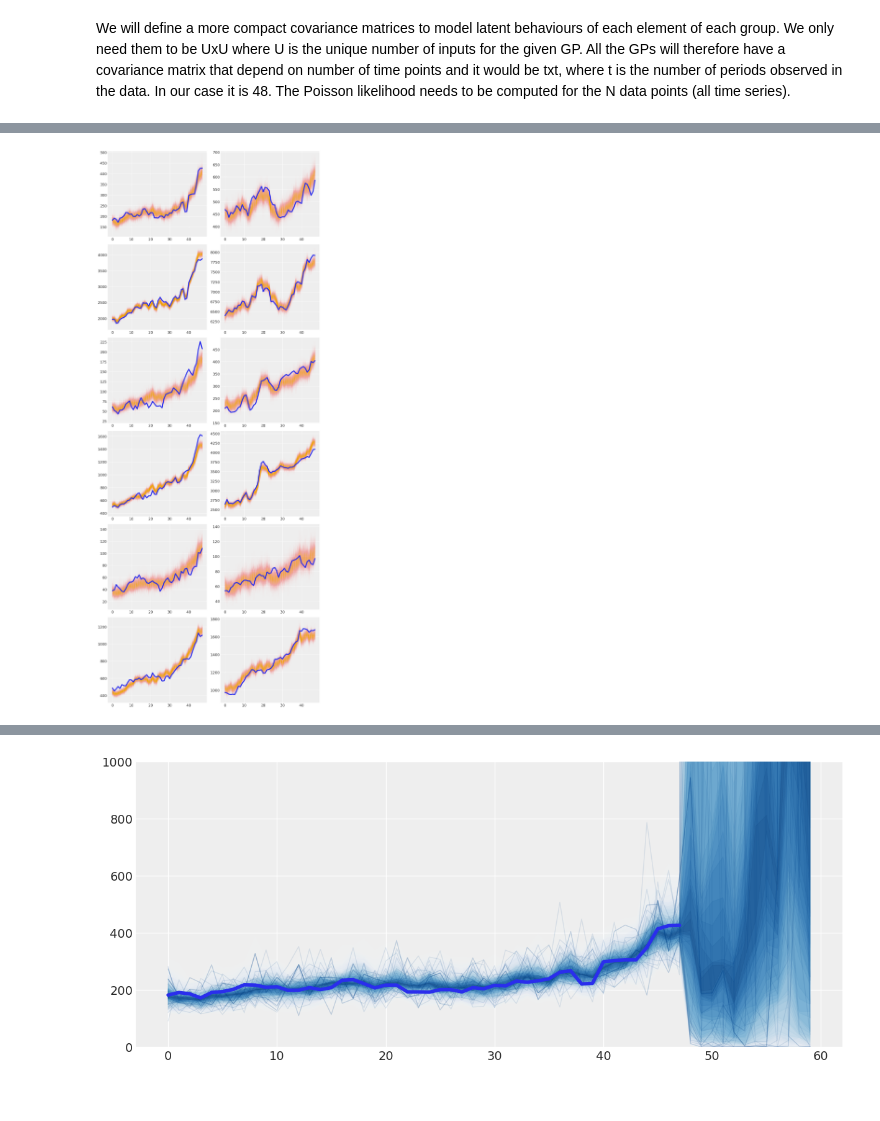
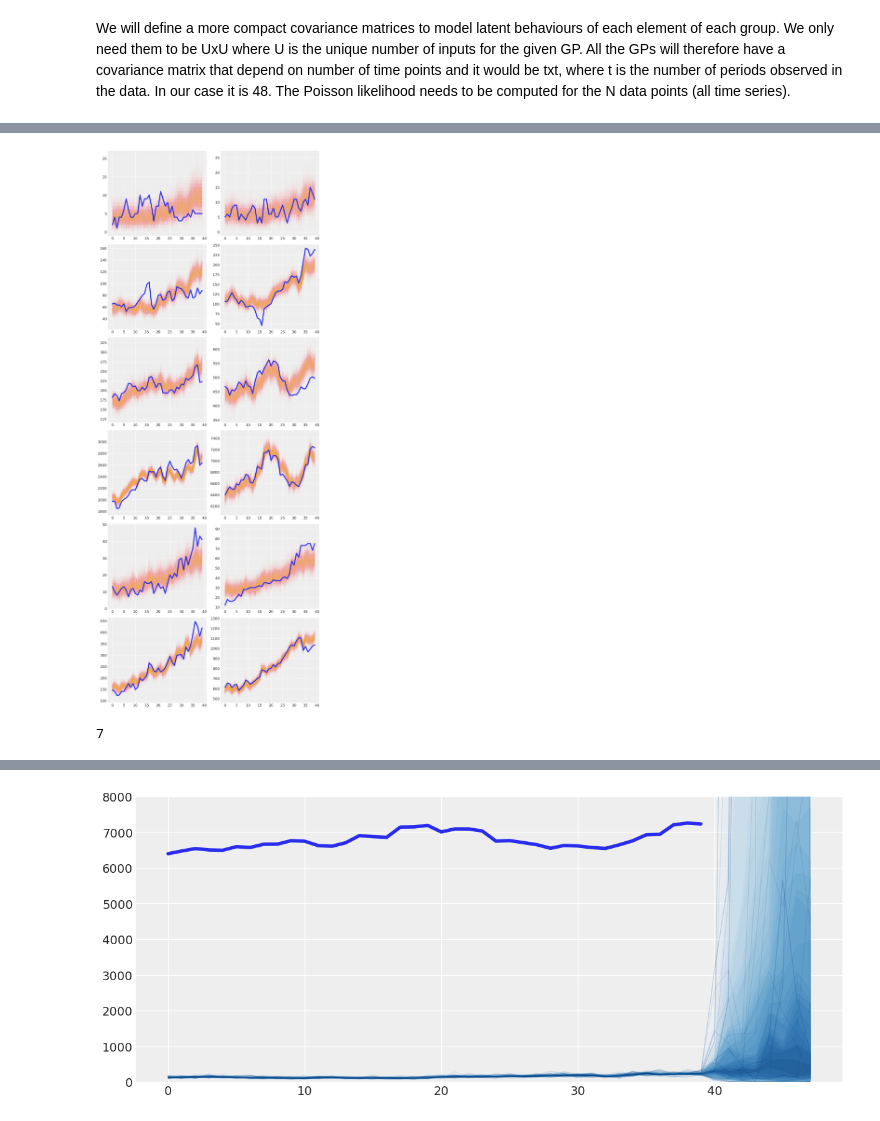
Before and after one commit to luisroque/Time-Series-Statistical-Models-Experiments, a Jupyter notebook: PhD_GP_ImprovedPerformance.ipynb, the cells around one changed output, grey strips where cells are left out. Drawn from its saved outputs; the diff is of its cells as text; code cells hidden in the pictures.

```diff
--- a/PhD_GP_ImprovedPerformance.ipynb
+++ b/PhD_GP_ImprovedPerformance.ipynb
@@ -348,40 +325,49 @@ fig, ax = plt.subplots(6, 2, figsize=(12,30))
 ax = np.ravel(ax)
 for i in range(12):
     ax[i].plot(np.arange(n), pred_samples['y_pred'].T[i*n:i*n+n,:], alpha=0.003, color='orange')
-    ax[i].plot(y[:,i]);
+    ax[i].plot(y_train[:,i]);
 # %% [output]
-[figure, old version]
+[figure, new version]
 # %%
-X_new = np.arange(60).reshape(-1,1)
+n_new = n+h
+X_new = np.arange(n_new).reshape(-1,1)
 # %%
 with model_h_cox_gp_cor:
     f_n0_fem = gp_fem.conditional('f_n0_fem', Xnew=X_new)
     f_n0_rem = gp_rem.conditional('f_n0_rem', Xnew=X_new)
     f_n0_nsw = gp_nsw.conditional('f_n0_nsw', Xnew=X_new)
+# %%
+with model_h_cox_gp_cor:
+    f_n0_mal = gp_mal.conditional('f_n0_mal', Xnew=X_new)
+    f_n0_sen = gp_sen.conditional('f_n0_sen', Xnew=X_new)
+# %%
+n_series_idx[7*n]
+# %% [output]
+7
 # %%
 with model_h_cox_gp_cor:
 
-    f_ = f_n0_fem + f_n0_rem + f_n0_nsw
+    f_ = f_n0_mal + f_n0_sen + f_n0_nsw
 
-    y_pred_new0 = pm.Poisson("y_pred_new0",
-                            mu=pm.math.exp(f_ + a0[n_series_idx[0]]),
+    y_pred_new_7 = pm.Poisson("y_pred_new_7",
+                            mu=pm.math.exp(f_ + a0[n_series_idx[7*n]]),
                             shape=X_new.shape[0])
 # %%
 with model_h_cox_gp_cor:
     pred_samples0 = pm.sample_posterior_predictive([mp],
-                                                  vars=[y_pred_new0],
+                                                  vars=[y_pred_new_7],
                                                   samples=100)
 # %% [output]
 [interactive output not drawn]
 # %%
 from pymc3.gp.util import plot_gp_dist
 fig = plt.figure(figsize=(12,5)); ax = fig.gca()
 
 # plot the samples from the gp posterior with samples and shading
 from pymc3.gp.util import plot_gp_dist
 
-plot_gp_dist(ax, pred_samples0['y_pred_new0'], X_new, palette="Blues", fill_alpha=0.1, samples_alpha=0.1);
-plt.plot(np.arange(n),y[:,0])
-plt.ylim(0,1000);
+plot_gp_dist(ax, pred_samples0['y_pred_new_7'], X_new, palette="Blues", fill_alpha=0.1, samples_alpha=0.1);
+plt.plot(np.arange(n),y_train[:,7])
+plt.ylim(0,8000);
 # %% [output]
-[figure, old version]
+[figure, new version]
```
Also changed, not shown: parts of 13 cells of this notebook.
